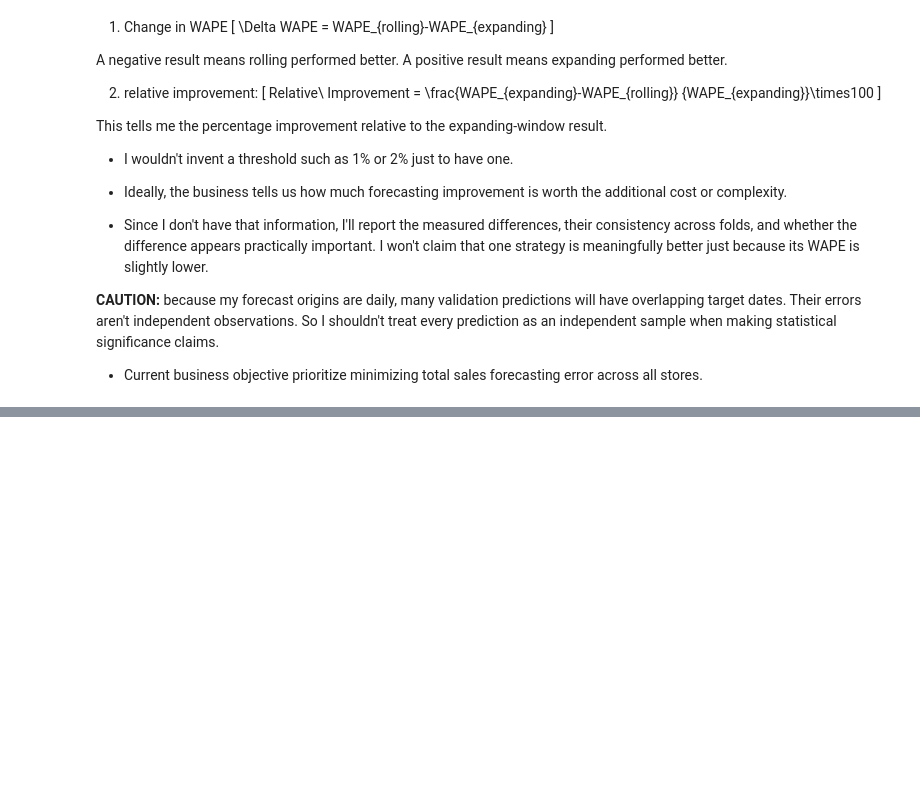
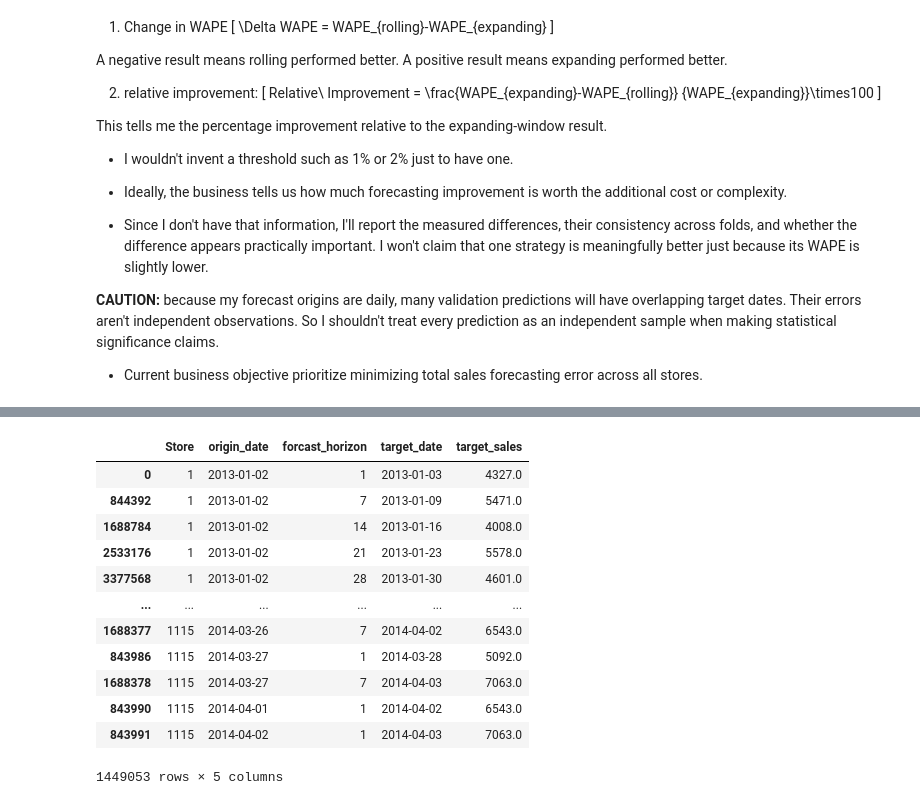
Before and after one commit to div-ops123/rossmann-forecasting-reliability, a Jupyter notebook: notebooks/02_validation_experiments.ipynb, the cells around one changed output, grey strips where cells are left out. Cells and saved outputs as stored; diff of their text form; code cells hidden in the pictures; blank space fills up the shorter version.

```diff
--- a/notebooks/02_validation_experiments.ipynb
+++ b/notebooks/02_validation_experiments.ipynb
@@ -979,0 +1119,16 @@ feature engineering:
+# %%
+folds[0]['train']
+# %% [output]
+|  | Store | origin_date | forcast_horizon | target_date | target_sales |
+| 0 | 1 | 2013-01-02 | 1 | 2013-01-03 | 4327.0 |
+| 844392 | 1 | 2013-01-02 | 7 | 2013-01-09 | 5471.0 |
+| 1688784 | 1 | 2013-01-02 | 14 | 2013-01-16 | 4008.0 |
+| 2533176 | 1 | 2013-01-02 | 21 | 2013-01-23 | 5578.0 |
+| 3377568 | 1 | 2013-01-02 | 28 | 2013-01-30 | 4601.0 |
+| ... | ... | ... | ... | ... | ... |
+| 1688377 | 1115 | 2014-03-26 | 7 | 2014-04-02 | 6543.0 |
+| 843986 | 1115 | 2014-03-27 | 1 | 2014-03-28 | 5092.0 |
+| 1688378 | 1115 | 2014-03-27 | 7 | 2014-04-03 | 7063.0 |
+| 843990 | 1115 | 2014-04-01 | 1 | 2014-04-02 | 6543.0 |
+| 843991 | 1115 | 2014-04-02 | 1 | 2014-04-03 | 7063.0 |
+1449053 rows × 5 columns
```
Also changed, not shown: parts of 21 cells of this notebook.
